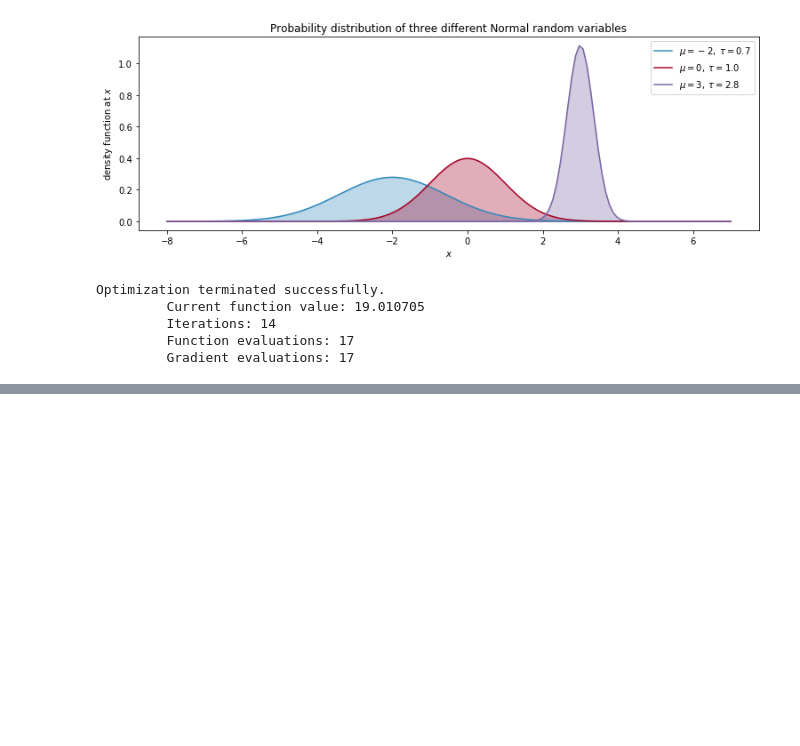
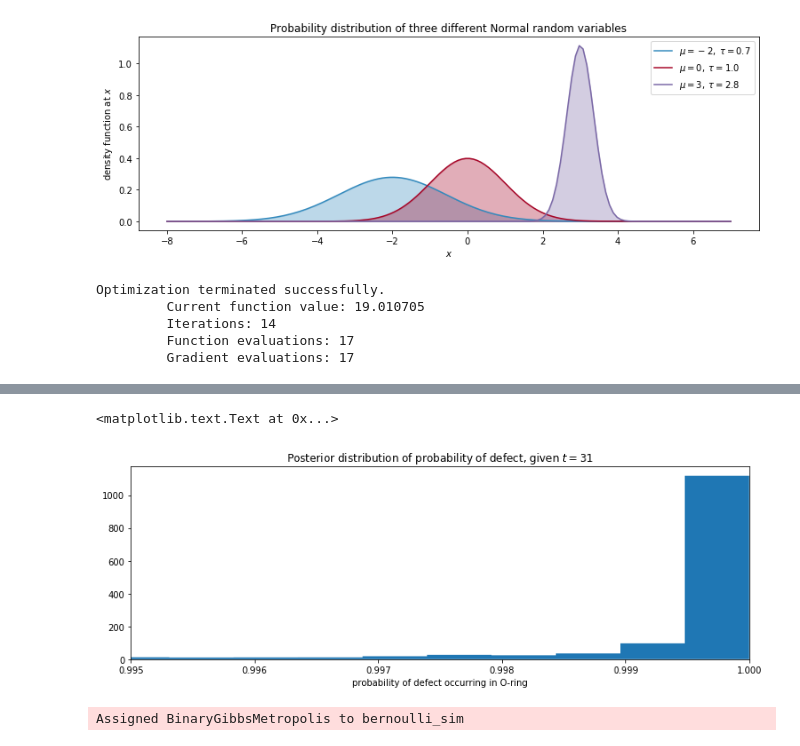
Before and after one commit to TanUkkii007/Probabilistic-Programming-and-Bayesian-Methods-for-Hackers, a Jupyter notebook: ch02/Ch2_MorePyMC_PyMC3.ipynb, the cells around one changed output, grey strips where cells are left out. Cells and saved outputs as stored; diff of their text form; code cells hidden in the pictures; blank space fills up the shorter version.

```diff
--- a/ch02/Ch2_MorePyMC_PyMC3.ipynb
+++ b/ch02/Ch2_MorePyMC_PyMC3.ipynb
@@ -518,0 +519,24 @@ mquantiles(a, prob=[0.25, 0.5, 0.75], alphap=0.4, betap=0.4, axis=None, limit=()
+# %%
+prob_31 = logistic(31, beta_samples, alpha_samples)
+
+plt.xlim(0.995, 1)
+plt.hist(prob_31, bins=1000, normed=True, histtype='stepfilled')
+plt.title("Posterior distribution of probability of defect, given $t = 31$")
+plt.xlabel("probability of defect occurring in O-ring")
+# %% [output]
+<matplotlib.text.Text at 0x...>
+[figure, added]
+# %%
+N = 10000
+
+with pm.Model() as model:
+    beta = pm.Normal("beta", mu=0, tau=0.001, testval=0)
+    alpha = pm.Normal("alpha", mu=0, tau=0.001, testval=0)
+    p = pm.Deterministic("p", 1.0/(1.0 + tt.exp(beta*temperature + alpha)))
+    observed = pm.Bernoulli("bernoulli_obs", p, observed=D)
+
+    simulated = pm.Bernoulli("bernoulli_sim", p, shape=p.tag.test_value.shape)
+    step = pm.Metropolis(vars=[p])
+    trace = pm.sample(N, step=step)
+# %% [output]
+Assigned BinaryGibbsMetropolis to bernoulli_sim
```
Also changed, not shown: parts of 25 cells of this notebook, 1 other file.
